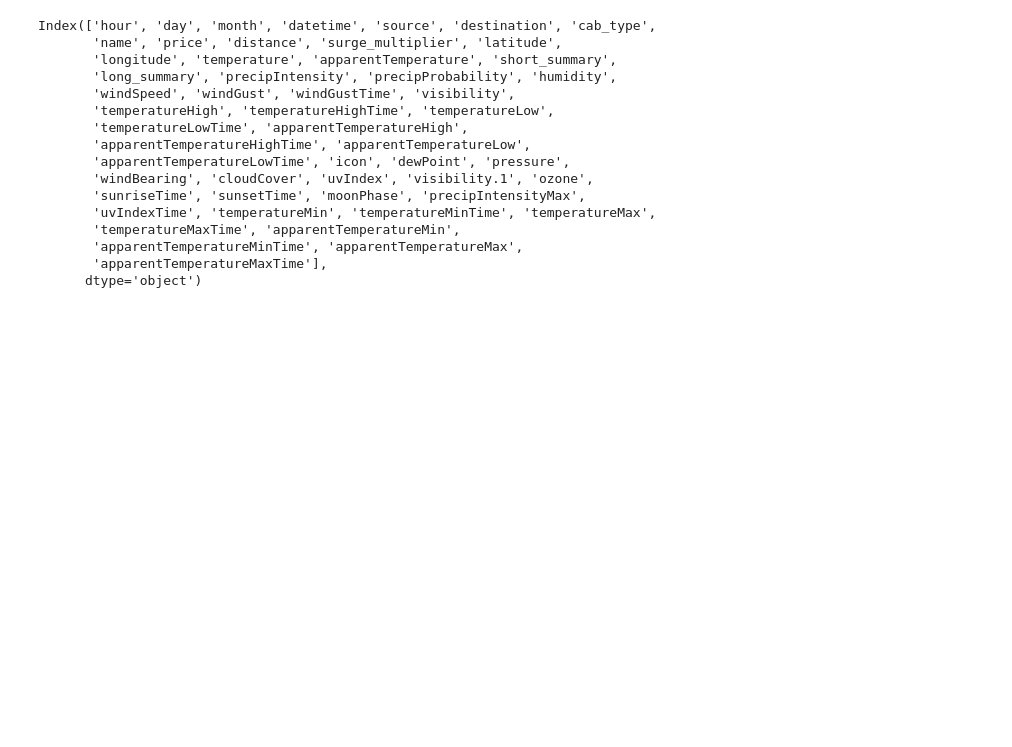
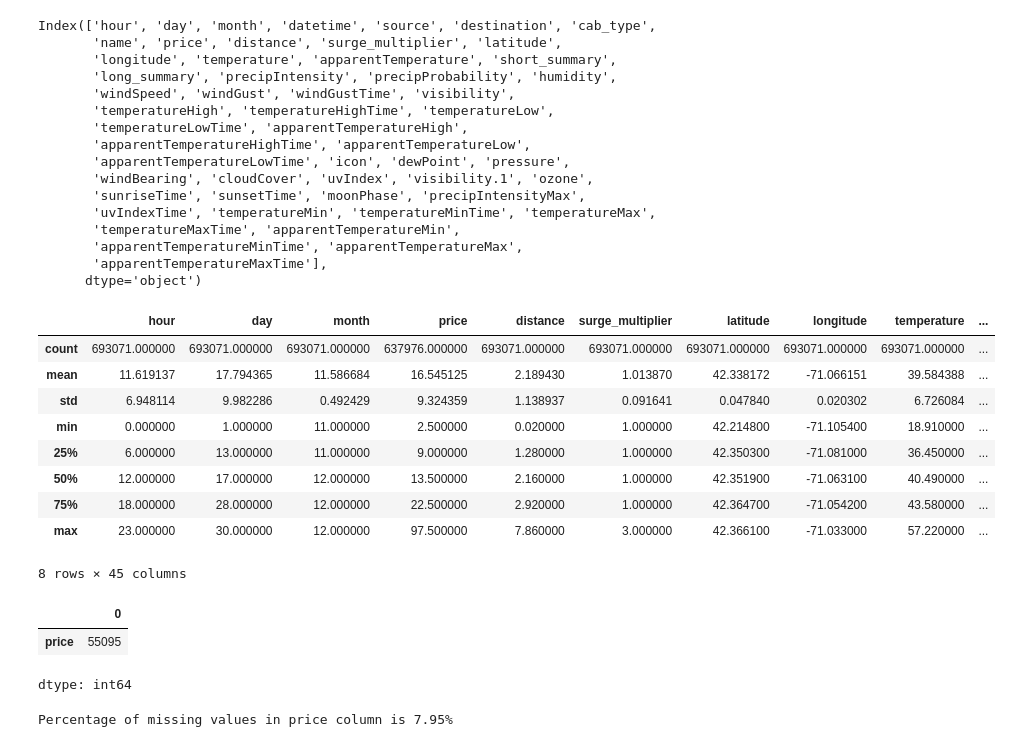
Before and after one commit to Abbasi06/Boston-Ride-Price-Prediction-A-Multiple-Linear-Regression-Model-for-Uber-and-Lyft, a Jupyter notebook: Multiple_Linear_Regression_Lyft_and_Uber.ipynb, the cells around one changed output. Saved outputs shown, nothing was run; the diff lists cells and outputs as text; code cells hidden in the pictures; blank space fills up the shorter version.

```diff
--- a/Multiple_Linear_Regression_Lyft_and_Uber.ipynb
+++ b/Multiple_Linear_Regression_Lyft_and_Uber.ipynb
@@ -163,3 +154,28 @@ Index(['hour', 'day', 'month', 'datetime', 'source', 'destination', 'cab_type',
        'apparentTemperatureMinTime', 'apparentTemperatureMax',
        'apparentTemperatureMaxTime'],
       dtype='object')
+# %%
+ride_df.describe()
+# %% [output]
+|  | hour | day | month | price | distance | surge_multiplier | latitude | longitude | temperature | ... |
+| count | 693071.000000 | 693071.000000 | 693071.000000 | 637976.000000 | 693071.000000 | 693071.000000 | 693071.000000 | 693071.000000 | 693071.000000 | ... |
+| mean | 11.619137 | 17.794365 | 11.586684 | 16.545125 | 2.189430 | 1.013870 | 42.338172 | -71.066151 | 39.584388 | ... |
+| std | 6.948114 | 9.982286 | 0.492429 | 9.324359 | 1.138937 | 0.091641 | 0.047840 | 0.020302 | 6.726084 | ... |
+| min | 0.000000 | 1.000000 | 11.000000 | 2.500000 | 0.020000 | 1.000000 | 42.214800 | -71.105400 | 18.910000 | ... |
+| 25% | 6.000000 | 13.000000 | 11.000000 | 9.000000 | 1.280000 | 1.000000 | 42.350300 | -71.081000 | 36.450000 | ... |
+| 50% | 12.000000 | 17.000000 | 12.000000 | 13.500000 | 2.160000 | 1.000000 | 42.351900 | -71.063100 | 40.490000 | ... |
+| 75% | 18.000000 | 28.000000 | 12.000000 | 22.500000 | 2.920000 | 1.000000 | 42.364700 | -71.054200 | 43.580000 | ... |
+| max | 23.000000 | 30.000000 | 12.000000 | 97.500000 | 7.860000 | 3.000000 | 42.366100 | -71.033000 | 57.220000 | ... |
+8 rows × 45 columns
+# %%
+null_counts = ride_df.isnull().sum()
+null_counts[null_counts > 0]   #only price column have null values
+# %% [output]
+|  | 0 |
+| price | 55095 |
+dtype: int64
+# %%
+# Proportion of Missing Values in Price Column
+print("Percentage of missing values in price column is %.2f%%" %(null_counts.price/ len(ride_df) * 100))
+# %% [output]
+Percentage of missing values in price column is 7.95%
```
Also changed, not shown: parts of 13 cells of this notebook.
